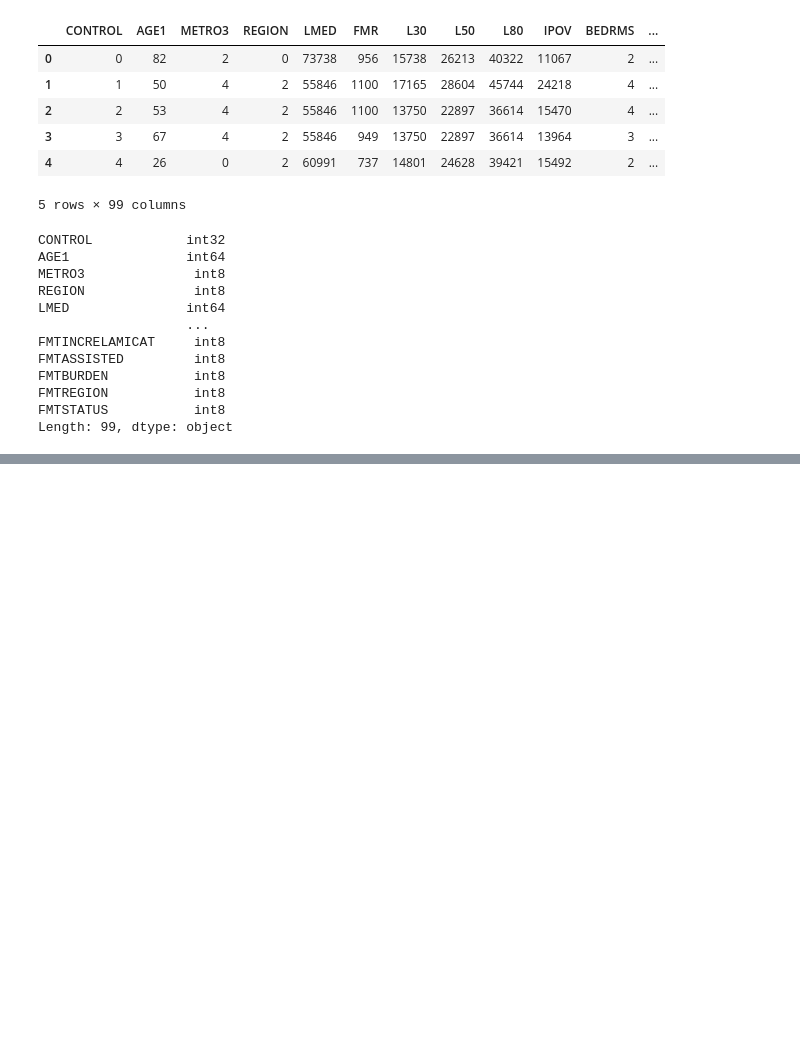
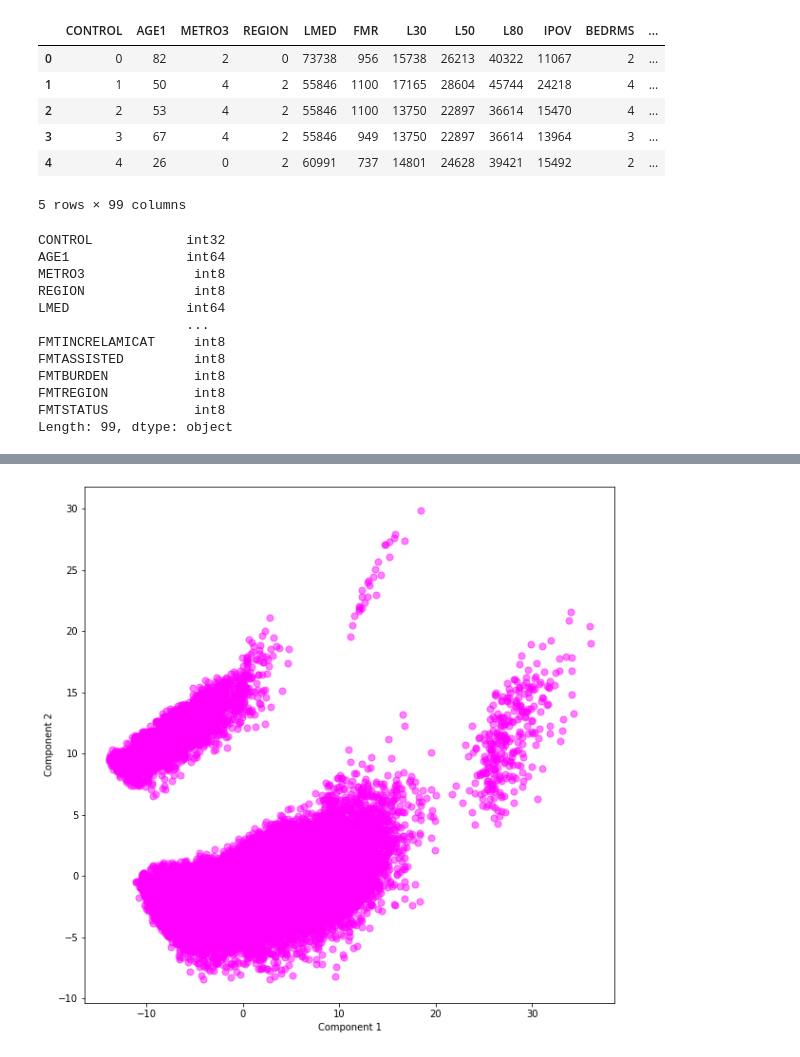
Before and after one commit to yestrella14/DS-Unit-1-Sprint-3-Linear-Algebra, a Jupyter notebook: LS_DS_133_High_Dimensional_Data_Assignment.ipynb, the cells around one changed output, grey strips where cells are left out. Cells and saved outputs as stored; diff of their text form; code cells hidden in the pictures; blank space fills up the shorter version.

```diff
--- a/LS_DS_133_High_Dimensional_Data_Assignment.ipynb
+++ b/LS_DS_133_High_Dimensional_Data_Assignment.ipynb
@@ -349,0 +352,11 @@ from sklearn.decomposition import PCA
+# %%
+#Lets get the feature columns (All exept column 1 "Control")
+feature_columns = national_processed.columns[1:]
+
+# normalizing the features
+x = national_processed.loc[:, feature_columns].values
+x = StandardScaler().fit_transform(x)
+
+# Let's check whether the normalized data has a mean of zero and a standard deviation of one.
+print('{:.2f}'.format(np.mean(x)))
+print(np.std(x))
@@ -349,0 +378,12 @@ from sklearn.decomposition import PCA
+# %%
+# instantiating the sklearn class
+# passing the desired number of components
+pca_nationals = PCA(n_components=2)
+
+# call fit_transform on the aggregate data
+pca_data = pca_nationals.fit_transform(x)
+# %%
+# create a DataFrame that will have
+# the principal component values for all samples
+df_final = pd.DataFrame(data = pca_data, columns = ['PC1', 'PC2'])
+df_final.head()
@@ -350 +408,14 @@ from sklearn.decomposition import PCA
+# %%
+# plot the visualization of the data by the components
+plt.figure(figsize=(10,10))
+plt.xlabel('Component 1')
+plt.ylabel('Component 2')
+#for c in [(0, 'indigo'), (1, 'gold')]:
+plt.scatter(x=df_final['PC1'],
+            y=df_final['PC2'],
+            s=50,
+            alpha=.5,
+            color='fuchsia');
+# %% [output]
+[figure, added]
 # %% [markdown]
```
Also changed, not shown: parts of 6 cells of this notebook.
